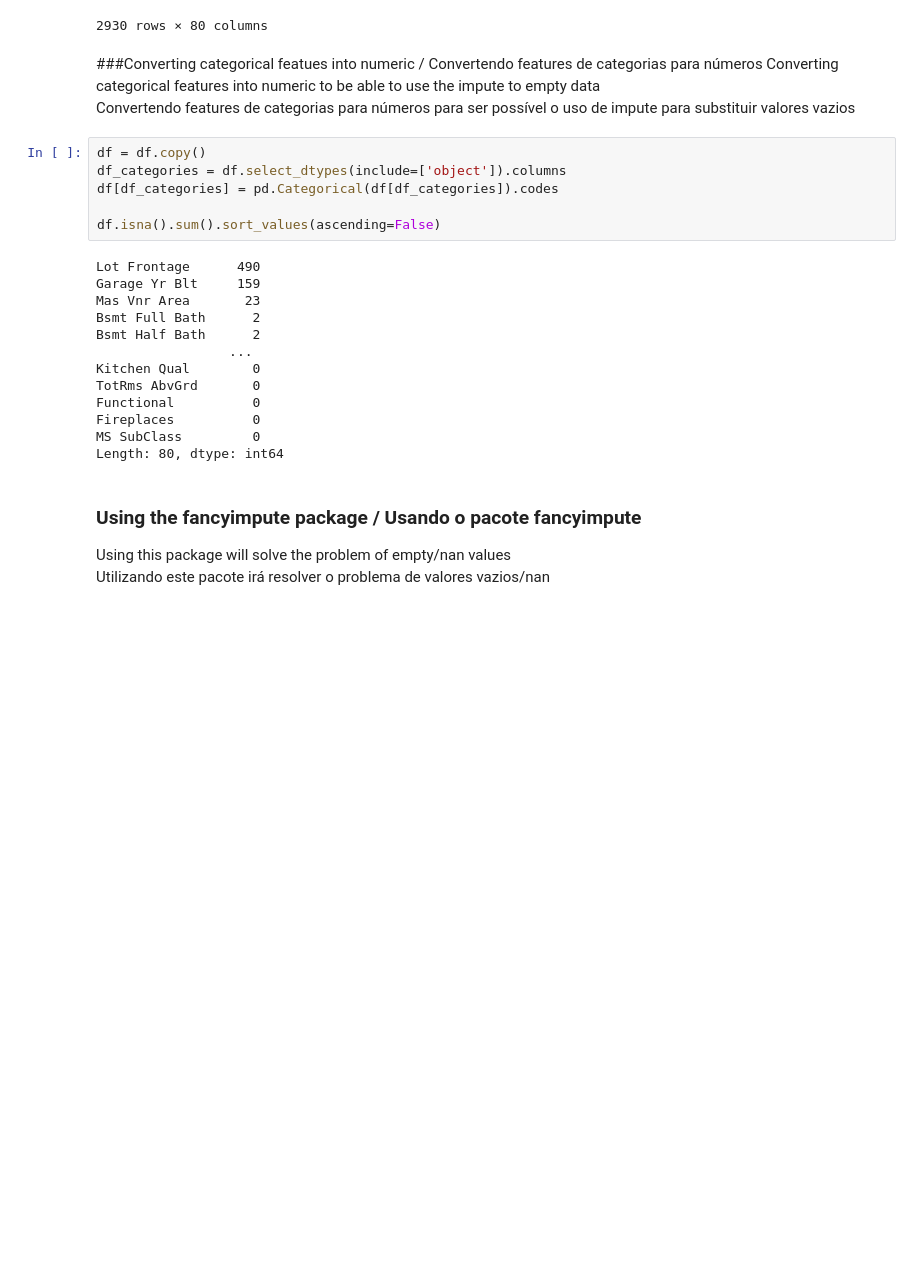
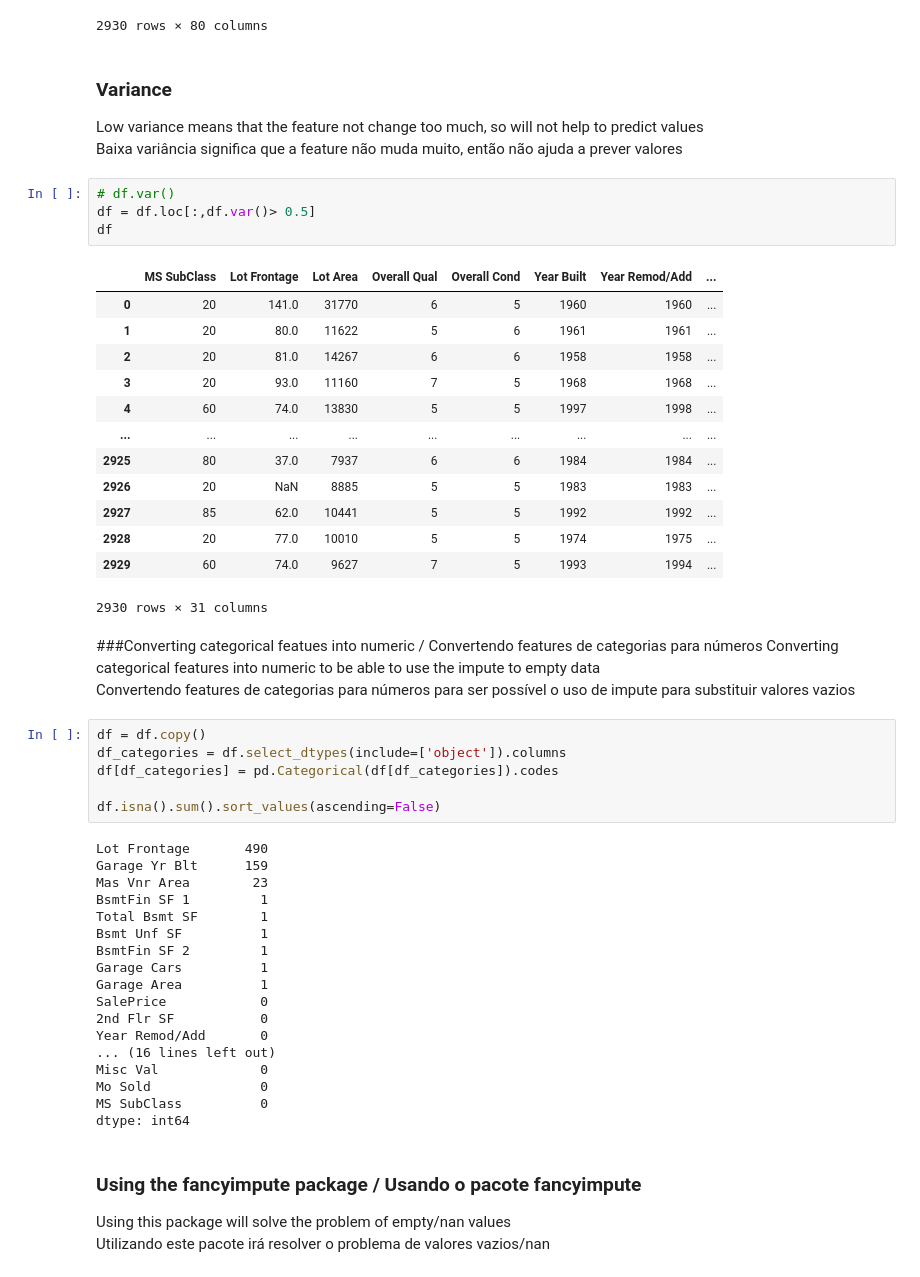
Before and after one commit to marcelpinheiro/malum, a Jupyter notebook: AmesHousing/HousePrices.ipynb, the cells around one changed output. Saved outputs shown, nothing was run; the diff lists cells and outputs as text; blank space fills up the shorter version.

```diff
--- a/AmesHousing/HousePrices.ipynb
+++ b/AmesHousing/HousePrices.ipynb
@@ -44,6 +44,28 @@ df
 | 2928 | 20 | RL | 77.0 | 10010 | Pave | NaN | Reg | Lvl | AllPub | ... |
 | 2929 | 60 | RL | 74.0 | 9627 | Pave | NaN | Reg | Lvl | AllPub | ... |
 2930 rows × 80 columns
+# %% [markdown]
+### Variance
+Low variance means that the feature not change too much, so will not help to predict values <br>
+Baixa variância significa que a feature não muda muito, então não ajuda a prever valores
+# %%
+# df.var()
+df = df.loc[:,df.var()> 0.5]
+df
+# %% [output]
+|  | MS SubClass | Lot Frontage | Lot Area | Overall Qual | Overall Cond | Year Built | Year Remod/Add | ... |
+| 0 | 20 | 141.0 | 31770 | 6 | 5 | 1960 | 1960 | ... |
+| 1 | 20 | 80.0 | 11622 | 5 | 6 | 1961 | 1961 | ... |
+| 2 | 20 | 81.0 | 14267 | 6 | 6 | 1958 | 1958 | ... |
+| 3 | 20 | 93.0 | 11160 | 7 | 5 | 1968 | 1968 | ... |
+| 4 | 60 | 74.0 | 13830 | 5 | 5 | 1997 | 1998 | ... |
+| ... | ... | ... | ... | ... | ... | ... | ... | ... |
+| 2925 | 80 | 37.0 | 7937 | 6 | 6 | 1984 | 1984 | ... |
+| 2926 | 20 | NaN | 8885 | 5 | 5 | 1983 | 1983 | ... |
+| 2927 | 85 | 62.0 | 10441 | 5 | 5 | 1992 | 1992 | ... |
+| 2928 | 20 | 77.0 | 10010 | 5 | 5 | 1974 | 1975 | ... |
+| 2929 | 60 | 74.0 | 9627 | 7 | 5 | 1993 | 1994 | ... |
+2930 rows × 31 columns
 # %% [markdown]
 ###Converting categorical featues into numeric / Convertendo features de categorias para números
 Converting categorical features into numeric to be able to use the impute to empty data <br>
@@ -55,18 +77,23 @@ df[df_categories] = pd.Categorical(df[df_categories]).codes
 
 df.isna().sum().sort_values(ascending=False)
 # %% [output]
-Lot Frontage      490
-Garage Yr Blt     159
-Mas Vnr Area       23
-Bsmt Full Bath      2
-Bsmt Half Bath      2
-                 ...
-Kitchen Qual        0
-TotRms AbvGrd       0
-Functional          0
-Fireplaces          0
-MS SubClass         0
-Length: 80, dtype: int64
+Lot Frontage       490
+Garage Yr Blt      159
+Mas Vnr Area        23
+BsmtFin SF 1         1
+Total Bsmt SF        1
+Bsmt Unf SF          1
+BsmtFin SF 2         1
+Garage Cars          1
+Garage Area          1
+SalePrice            0
+2nd Flr SF           0
+Year Remod/Add       0
+... (16 lines left out)
+Misc Val             0
+Mo Sold              0
+MS SubClass          0
+dtype: int64
 # %% [markdown]
 ### Using the fancyimpute package / Usando o pacote fancyimpute
 Using this package will solve the problem of empty/nan values <br>
```
Also changed, not shown: parts of 5 cells of this notebook.
